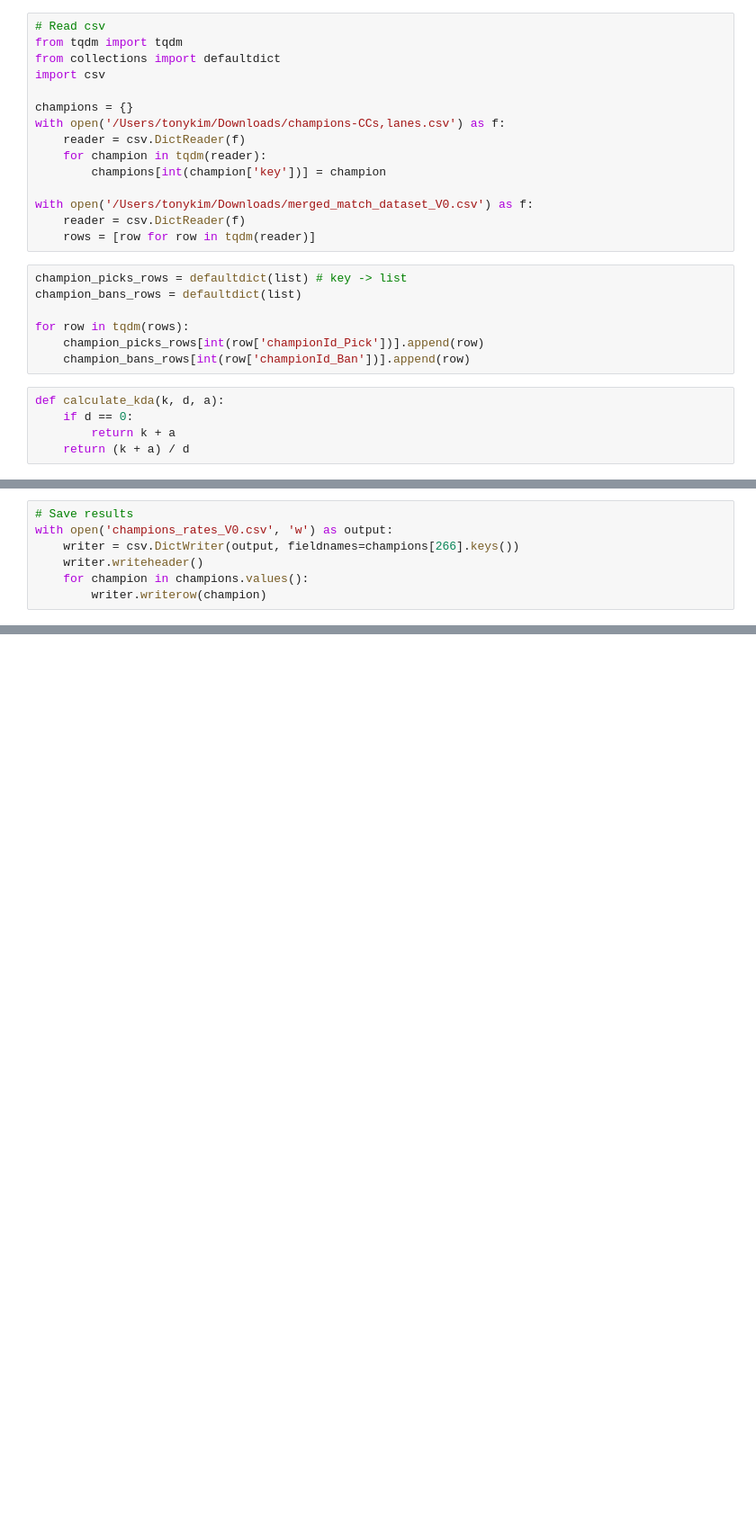
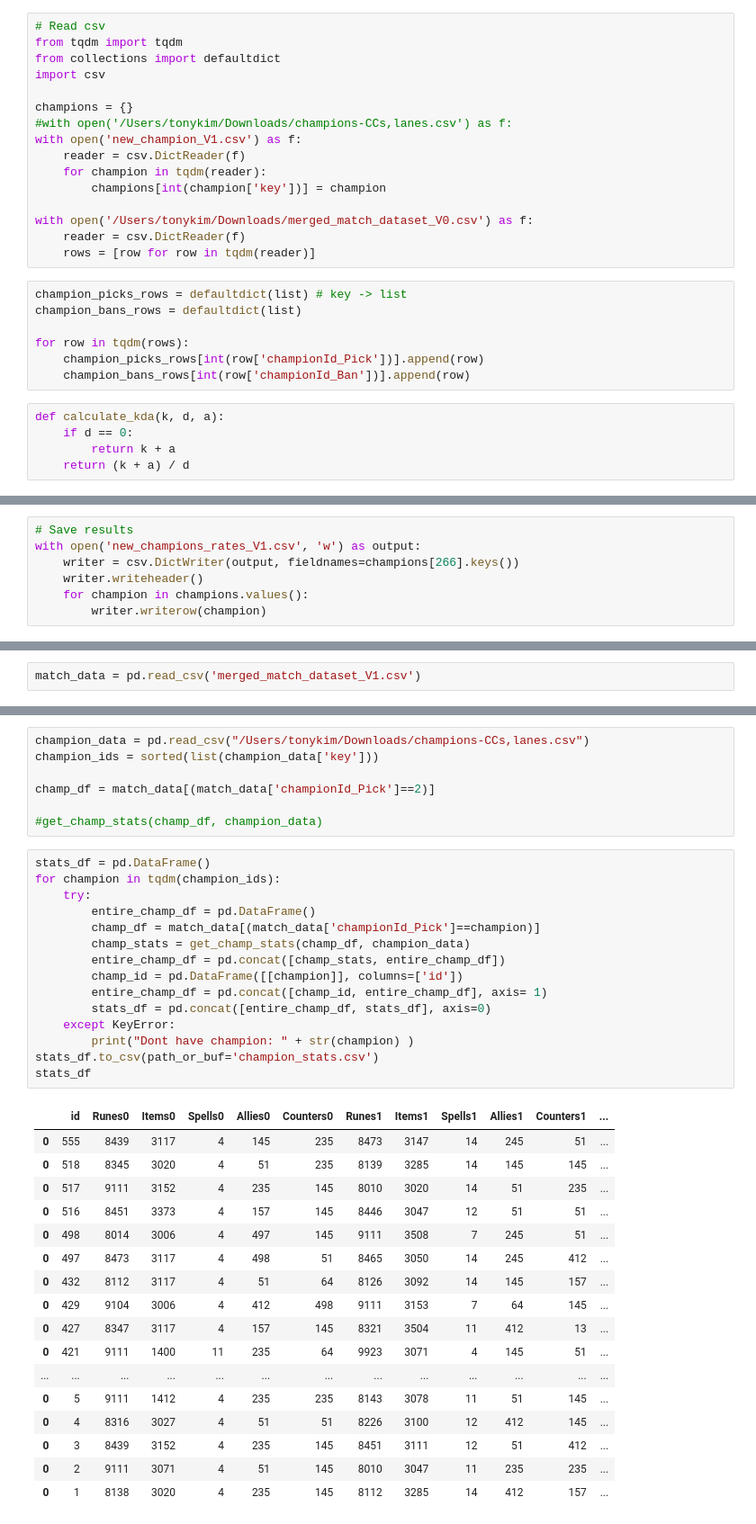
Before and after one commit to Pradeepprabhakar92/Preprocessing, a Jupyter notebook: Calculate_rates.ipynb, the cells around one changed output, grey strips where cells are left out. Shown at 90% size. Drawn from its saved outputs; the diff is of its cells as text; blank space fills up the shorter version.

Commit message:
Jupyter notebook for calculating Win Rate over time

```diff
--- a/Calculate_rates.ipynb
+++ b/Calculate_rates.ipynb
@@ -5,7 +5,8 @@ from collections import defaultdict
 import csv
 
 champions = {}
-with open('/Users/tonykim/Downloads/champions-CCs,lanes.csv') as f:
+#with open('/Users/tonykim/Downloads/champions-CCs,lanes.csv') as f:
+with open('new_champion_V1.csv') as f:
     reader = csv.DictReader(f)
     for champion in tqdm(reader):
         champions[int(champion['key'])] = champion
@@ -83,6 +64,6 @@ sum(champion['pick_rate'] for champion in champions.values()) # Should be 10.0
 # %%
 # Save results
-with open('champions_rates_V0.csv', 'w') as output:
+with open('new_champions_rates_V1.csv', 'w') as output:
     writer = csv.DictWriter(output, fieldnames=champions[266].keys())
     writer.writeheader()
     for champion in champions.values():
@@ -89,0 +77,2 @@ with open('champions_rates_V0.csv', 'w') as output:
+# %%
+match_data = pd.read_csv('merged_match_dataset_V1.csv')
@@ -89,0 +179,40 @@ with open('champions_rates_V0.csv', 'w') as output:
+# %%
+champion_data = pd.read_csv("/Users/tonykim/Downloads/champions-CCs,lanes.csv")
+champion_ids = sorted(list(champion_data['key']))
+
+champ_df = match_data[(match_data['championId_Pick']==2)]
+
+#get_champ_stats(champ_df, champion_data)
+# %%
+stats_df = pd.DataFrame()
+for champion in tqdm(champion_ids):
+    try:
+        entire_champ_df = pd.DataFrame()
+        champ_df = match_data[(match_data['championId_Pick']==champion)]
+        champ_stats = get_champ_stats(champ_df, champion_data)
+        entire_champ_df = pd.concat([champ_stats, entire_champ_df])
+        champ_id = pd.DataFrame([[champion]], columns=['id'])
+        entire_champ_df = pd.concat([champ_id, entire_champ_df], axis= 1)
+        stats_df = pd.concat([entire_champ_df, stats_df], axis=0)
+    except KeyError:
+        print("Dont have champion: " + str(champion) )
+stats_df.to_csv(path_or_buf='champion_stats.csv')
+stats_df
+# %% [output]
+|  | id | Runes0 | Items0 | Spells0 | Allies0 | Counters0 | Runes1 | Items1 | Spells1 | Allies1 | Counters1 | ... |
+| 0 | 555 | 8439 | 3117 | 4 | 145 | 235 | 8473 | 3147 | 14 | 245 | 51 | ... |
+| 0 | 518 | 8345 | 3020 | 4 | 51 | 235 | 8139 | 3285 | 14 | 145 | 145 | ... |
+| 0 | 517 | 9111 | 3152 | 4 | 235 | 145 | 8010 | 3020 | 14 | 51 | 235 | ... |
+| 0 | 516 | 8451 | 3373 | 4 | 157 | 145 | 8446 | 3047 | 12 | 51 | 51 | ... |
+| 0 | 498 | 8014 | 3006 | 4 | 497 | 145 | 9111 | 3508 | 7 | 245 | 51 | ... |
+| 0 | 497 | 8473 | 3117 | 4 | 498 | 51 | 8465 | 3050 | 14 | 245 | 412 | ... |
+| 0 | 432 | 8112 | 3117 | 4 | 51 | 64 | 8126 | 3092 | 14 | 145 | 157 | ... |
+| 0 | 429 | 9104 | 3006 | 4 | 412 | 498 | 9111 | 3153 | 7 | 64 | 145 | ... |
+| 0 | 427 | 8347 | 3117 | 4 | 157 | 145 | 8321 | 3504 | 11 | 412 | 13 | ... |
+| 0 | 421 | 9111 | 1400 | 11 | 235 | 64 | 9923 | 3071 | 4 | 145 | 51 | ... |
+| ... | ... | ... | ... | ... | ... | ... | ... | ... | ... | ... | ... | ... |
+| 0 | 5 | 9111 | 1412 | 4 | 235 | 235 | 8143 | 3078 | 11 | 51 | 145 | ... |
+| 0 | 4 | 8316 | 3027 | 4 | 51 | 51 | 8226 | 3100 | 12 | 412 | 145 | ... |
+| 0 | 3 | 8439 | 3152 | 4 | 235 | 145 | 8451 | 3111 | 12 | 51 | 412 | ... |
+| 0 | 2 | 9111 | 3071 | 4 | 51 | 145 | 8010 | 3047 | 11 | 235 | 235 | ... |
+| 0 | 1 | 8138 | 3020 | 4 | 235 | 145 | 8112 | 3285 | 14 | 412 | 157 | ... |
```
Also changed, not shown: parts of 8 cells of this notebook.
